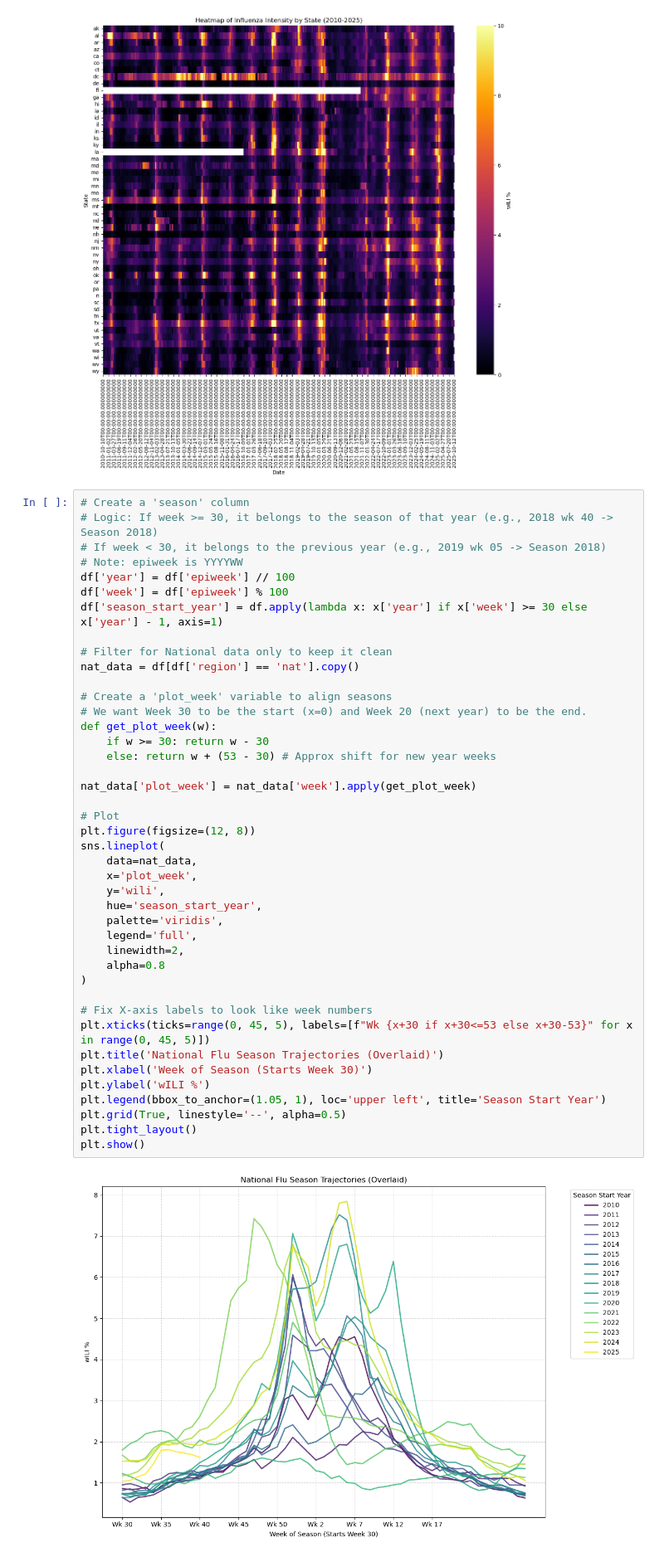
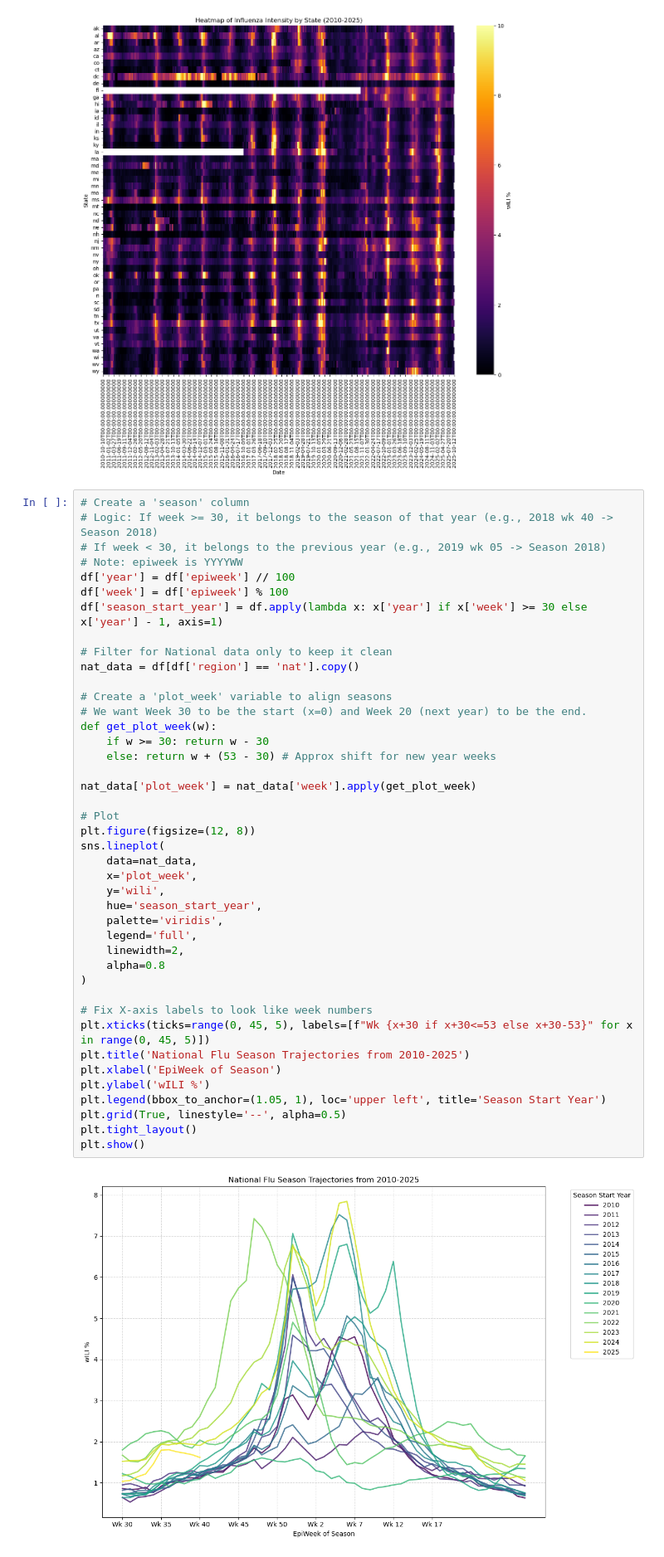
Before and after one commit to abbyirish3/MDSCulminating, a Jupyter notebook: data.ipynb, the cells around one changed output. Shown at 83% size. Drawn from its saved outputs; the diff is of its cells as text.

```diff
--- a/data.ipynb
+++ b/data.ipynb
@@ -273,36 +273,36 @@ nat_data = df[df['region'] == 'nat'].copy()
 
 # Create a 'plot_week' variable to align seasons
 # We want Week 30 to be the start (x=0) and Week 20 (next year) to be the end.
 def get_plot_week(w):
     if w >= 30: return w - 30
     else: return w + (53 - 30) # Approx shift for new year weeks
 
 nat_data['plot_week'] = nat_data['week'].apply(get_plot_week)
 
 # Plot
 plt.figure(figsize=(12, 8))
 sns.lineplot(
     data=nat_data,
     x='plot_week',
     y='wili',
     hue='season_start_year',
     palette='viridis',
     legend='full',
     linewidth=2,
     alpha=0.8
 )
 
 # Fix X-axis labels to look like week numbers
 plt.xticks(ticks=range(0, 45, 5), labels=[f"Wk {x+30 if x+30<=53 else x+30-53}" for x in range(0, 45, 5)])
-plt.title('National Flu Season Trajectories (Overlaid)')
-plt.xlabel('Week of Season (Starts Week 30)')
+plt.title('National Flu Season Trajectories from 2010-2025')
+plt.xlabel('EpiWeek of Season')
 plt.ylabel('wILI %')
 plt.legend(bbox_to_anchor=(1.05, 1), loc='upper left', title='Season Start Year')
 plt.grid(True, linestyle='--', alpha=0.5)
 plt.tight_layout()
 plt.show()
 # %% [output]
-[figure, old version]
+[figure, new version]
 # %%
 # Filter for just the HHS regions (hhs1 ... hhs10)
 hhs_data = df[df['region'].str.startswith('hhs')].copy()
```
Also changed, not shown: parts of 2 cells of this notebook, 11 other files.
